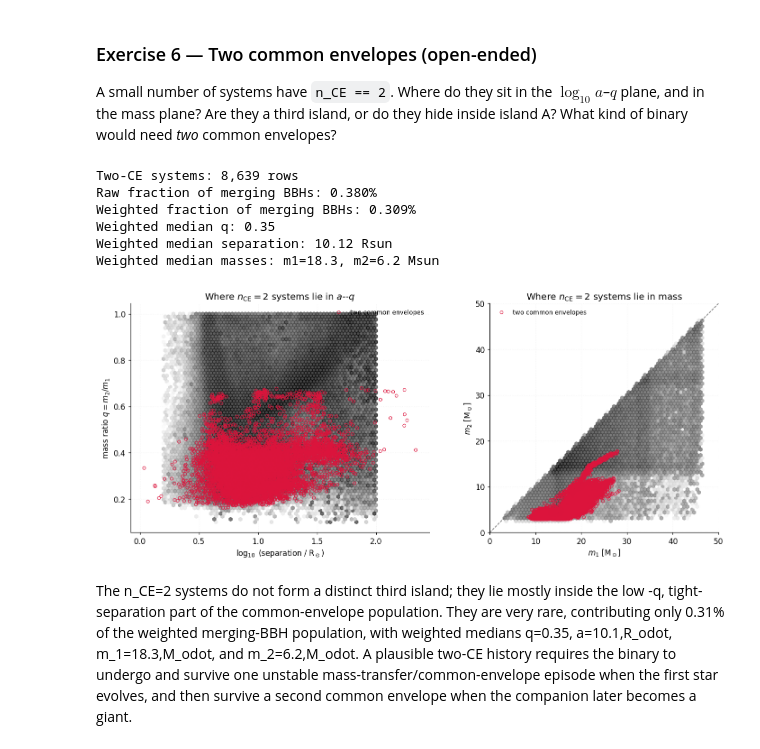
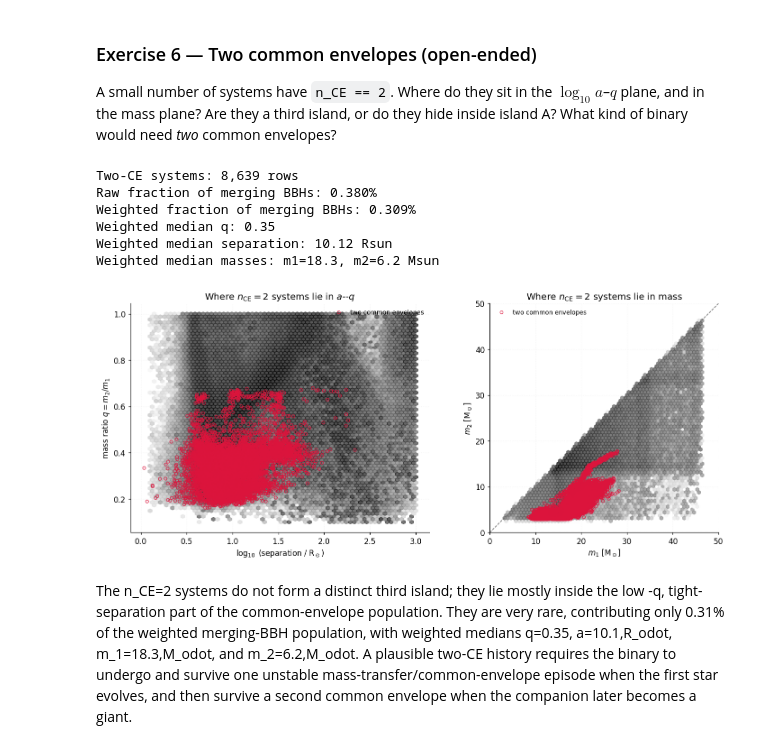
Before and after one commit to jasonyuki71/GROWL-catalog-public, a Jupyter notebook: onboarding_growl/tutorial_2_analysing_a_population_of_gravitational_wave_sources.ipynb, the cells around one changed output. Saved outputs shown, nothing was run; the diff lists cells and outputs as text; code cells hidden in the pictures.

```diff
--- a/onboarding_growl/tutorial_2_analysing_a_population_of_gravitational_wave_sources.ipynb
+++ b/onboarding_growl/tutorial_2_analysing_a_population_of_gravitational_wave_sources.ipynb
@@ -1634,40 +1634,40 @@ fig, axes = plt.subplots(1, 2, figsize=(13.5, 5.7))
 
 # Panel 1: separation--mass-ratio plane
 axes[0].hexbin(bbh.log_a, bbh.q, C=bbh.w, reduce_C_function=np.sum,
-               gridsize=65, extent=(0.2, 2.0, 0.1, 1.0), mincnt=1,
+               gridsize=65, extent=(0.1, 3.0, 0.1, 1.0), mincnt=0.1,
                norm=LogNorm(), cmap="Greys", alpha=0.75)
 axes[0].scatter(d2.log_a, d2.q, s=18, facecolor="none", edgecolor="crimson",
                 lw=0.8, label="two common envelopes", zorder=3)
 axes[0].set(xlabel=r"$\log_{10}$ (separation / R$_\odot$)",
             ylabel=r"mass ratio $q=m_2/m_1$",
             title=r"Where $n_{\rm CE}=2$ systems lie in $a$--$q$")
 axes[0].legend(fontsize=9)
 
 # Panel 2: component-mass plane
 axes[1].hexbin(bbh.m1, bbh.m2, C=bbh.w, reduce_C_function=np.sum,
                gridsize=70, extent=(0, 50, 0, 50), mincnt=1,
                norm=LogNorm(), cmap="Greys", alpha=0.75)
 axes[1].scatter(d2.m1, d2.m2, s=18, facecolor="none", edgecolor="crimson",
                 lw=0.8, label="two common envelopes", zorder=3)
 axes[1].plot([0, 50], [0, 50], color="0.4", ls="--", lw=1)
 axes[1].set(xlabel=r"$m_1$ [M$_\odot$]", ylabel=r"$m_2$ [M$_\odot$]",
             title=r"Where $n_{\rm CE}=2$ systems lie in mass",
             xlim=(0, 50), ylim=(0, 50))
 axes[1].set_aspect("equal")
 axes[1].legend(fontsize=9)
 
 for ax in axes:
     ax.grid(alpha=0.15)
 plt.tight_layout()
 plt.show()
 # %% [output]
 Two-CE systems: 8,639 rows
 Raw fraction of merging BBHs: 0.380%
 Weighted fraction of merging BBHs: 0.309%
 Weighted median q: 0.35
 Weighted median separation: 10.12 Rsun
 Weighted median masses: m1=18.3, m2=6.2 Msun
-[figure, old version]
+[figure, new version]
 # %% [markdown]
 The n_CE=2 systems do not form a distinct third island; they lie mostly inside the low -q, tight-separation part of the common-envelope population. They are very rare, contributing only 0.31% of the weighted merging-BBH population, with weighted medians q=0.35, a=10.1,R_odot, m_1=18.3,M_odot, and m_2=6.2,M_odot. A plausible two-CE history requires the binary to undergo and survive one unstable mass-transfer/common-envelope episode when the first star evolves, and then survive a second common envelope when the companion later becomes a giant.
 # %% [markdown]
```
Also changed, not shown: 1 other file.
